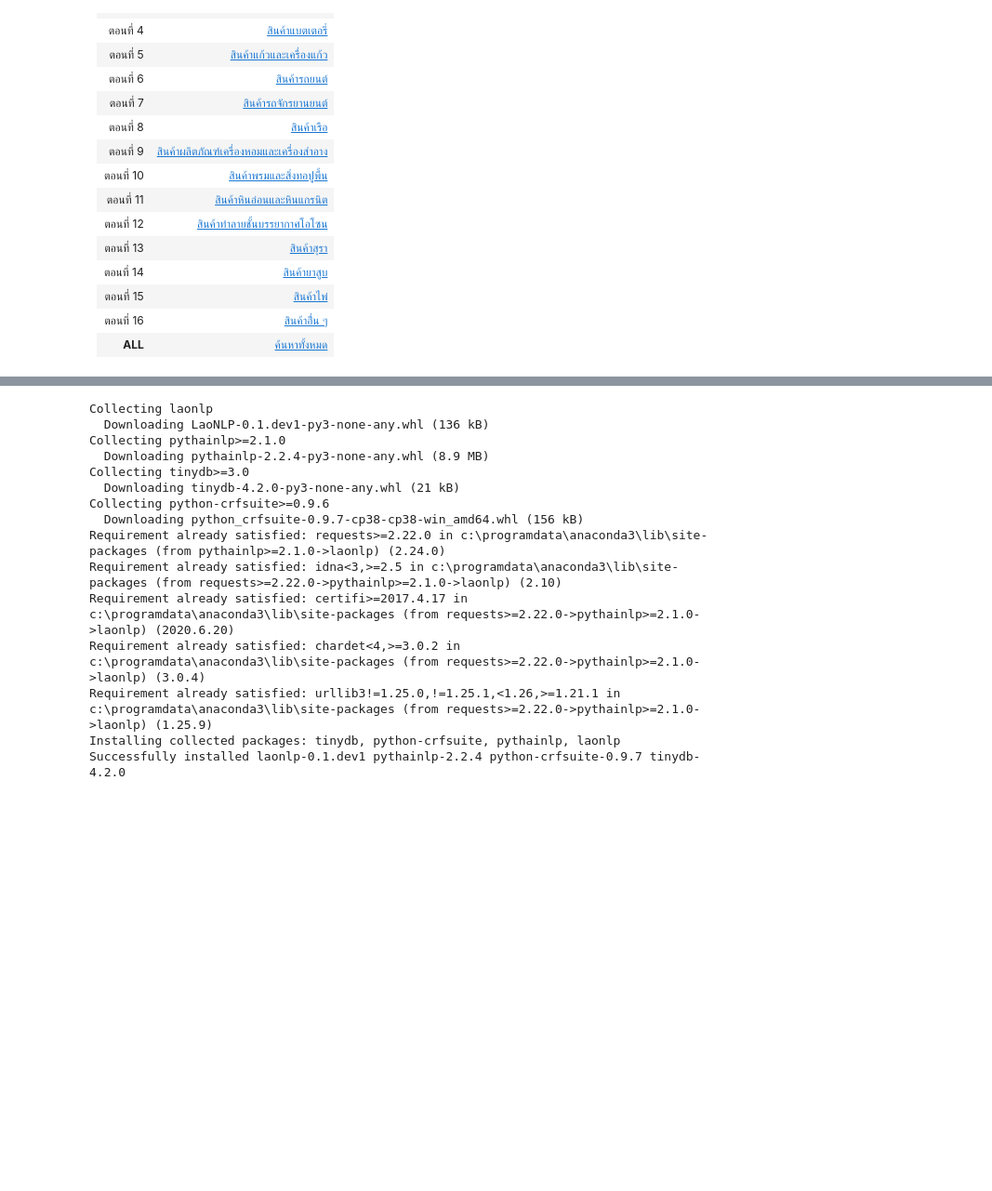
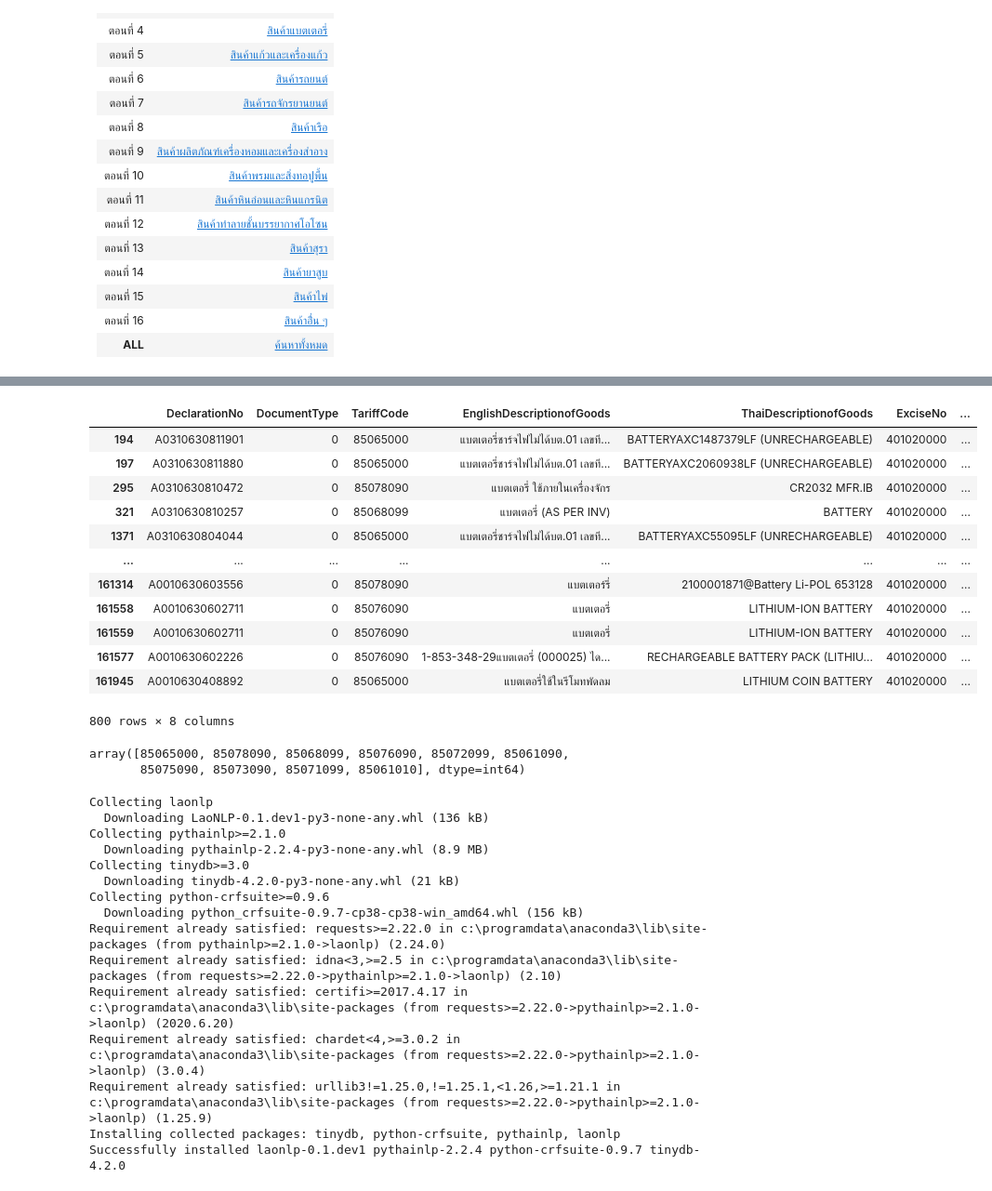
Before and after one commit to dragon-library/work_space, a Jupyter notebook: Excise/Data_Exploration.ipynb, the cells around one changed output, grey strips where cells are left out. Shown: that part at 93% size. Drawn from its saved outputs; the diff is of its cells as text; code cells hidden in the pictures; blank space fills up the shorter version.

```diff
--- a/Excise/Data_Exploration.ipynb
+++ b/Excise/Data_Exploration.ipynb
@@ -168,3 +219,25 @@ success
+# %%
+test = df[df['ExciseNo']==401020000]
+test
+# %% [output]
+|  | DeclarationNo | DocumentType | TariffCode | EnglishDescriptionofGoods | ThaiDescriptionofGoods | ExciseNo | ... |
+| 194 | A0310630811901 | 0 | 85065000 | แบตเตอรี่ชาร์จไฟไม่ได้บต.01 เลขที... | BATTERYAXC1487379LF (UNRECHARGEABLE) | 401020000 | ... |
+| 197 | A0310630811880 | 0 | 85065000 | แบตเตอรี่ชาร์จไฟไม่ได้บต.01 เลขที... | BATTERYAXC2060938LF (UNRECHARGEABLE) | 401020000 | ... |
+| 295 | A0310630810472 | 0 | 85078090 | แบตเตอรี่ ใช้ภายในเครื่องจักร | CR2032 MFR.IB | 401020000 | ... |
+| 321 | A0310630810257 | 0 | 85068099 | แบตเตอรี่ (AS PER INV) | BATTERY | 401020000 | ... |
+| 1371 | A0310630804044 | 0 | 85065000 | แบตเตอรี่ชาร์จไฟไม่ได้บต.01 เลขที... | BATTERYAXC55095LF (UNRECHARGEABLE) | 401020000 | ... |
+| ... | ... | ... | ... | ... | ... | ... | ... |
+| 161314 | A0010630603556 | 0 | 85078090 | แบตเตอร์รี่ | 2100001871@Battery Li-POL 653128 | 401020000 | ... |
+| 161558 | A0010630602711 | 0 | 85076090 | แบตเตอรี่ | LITHIUM-ION BATTERY | 401020000 | ... |
+| 161559 | A0010630602711 | 0 | 85076090 | แบตเตอรี่ | LITHIUM-ION BATTERY | 401020000 | ... |
+| 161577 | A0010630602226 | 0 | 85076090 | 1-853-348-29แบตเตอรี่ (000025) ได... | RECHARGEABLE BATTERY PACK (LITHIU... | 401020000 | ... |
+| 161945 | A0010630408892 | 0 | 85065000 | แบตเตอรี่ใช้ในรีโมทพัดลม | LITHIUM COIN BATTERY | 401020000 | ... |
+800 rows × 8 columns
+# %%
+test.TariffCode.unique()
+# %% [output]
+array([85065000, 85078090, 85068099, 85076090, 85072099, 85061090,
+       85075090, 85073090, 85071099, 85061010], dtype=int64)
 # %%
 !pip install laonlp
 # %% [output]
```
Also changed, not shown: parts of 6 cells of this notebook, 5 other files.
